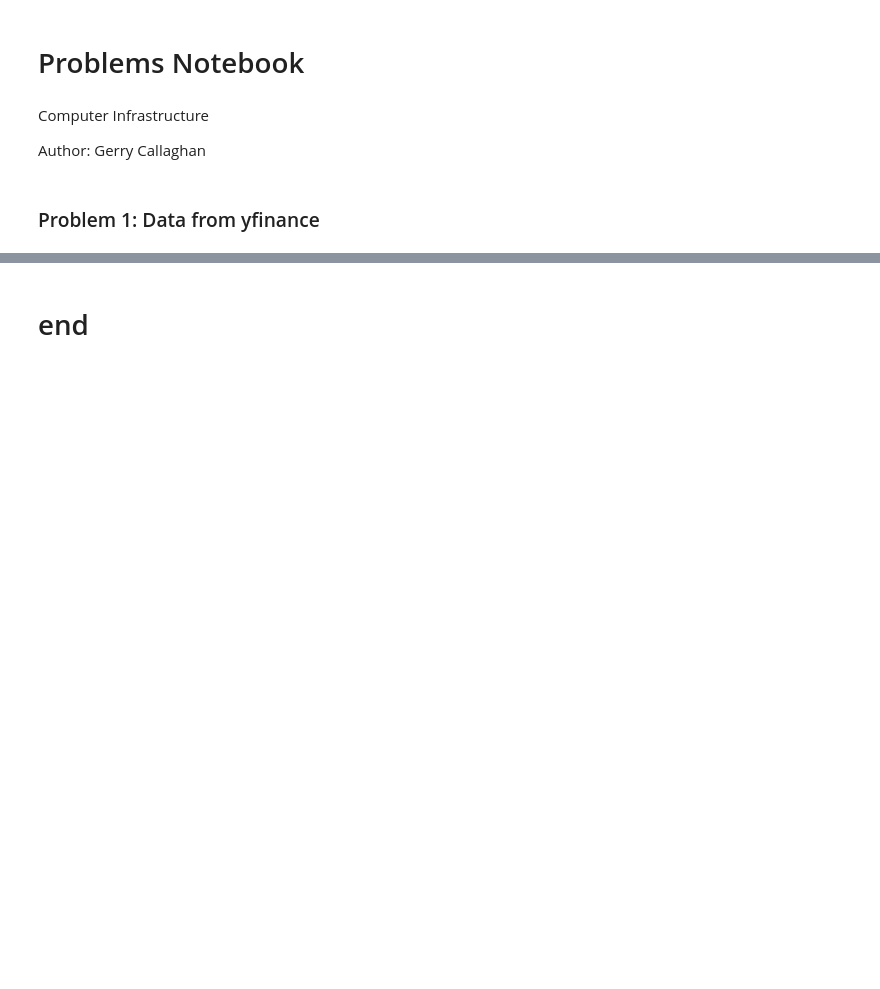
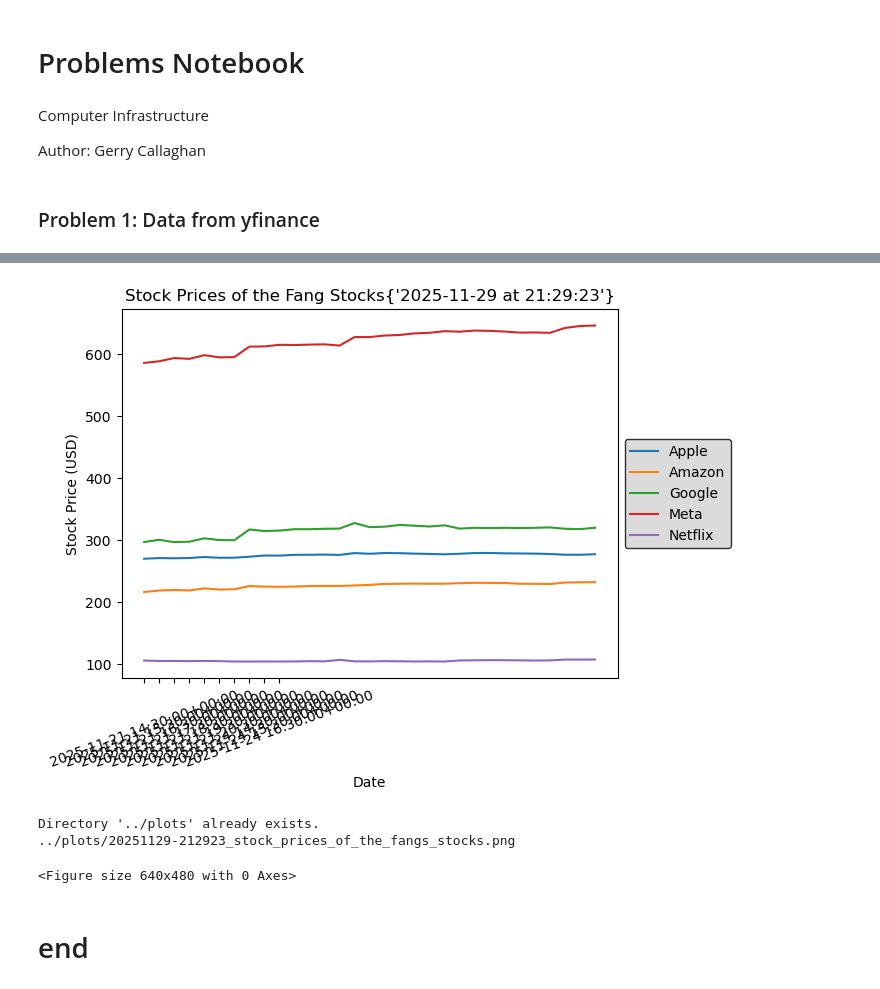
Before and after one commit to callagg2/computer_infrastructure, a Jupyter notebook: assignment/problems.ipynb, the cells around one changed output, grey strips where cells are left out. Cells and saved outputs as stored; diff of their text form; code cells hidden in the pictures; blank space fills up the shorter version.

```diff
--- a/assignment/problems.ipynb
+++ b/assignment/problems.ipynb
@@ -189,0 +227,10 @@ df[('Close','META')].plot()
+# %%
+FILENAME = now.strftime('%Y%m%d-%H%M%S')+'.csv'
+DATADIR = "../data/"
+FULLPATH = DATADIR + FILENAME
+
+fp = pd.read_csv(FULLPATH)
+new_column_names = ["Date","Apple","Amazon","Google","Meta","Netflix"]
+fp.columns = new_column_names
+fp.set_index('Date', inplace=True)
+print(f"{fp}")
@@ -190,2 +255,65 @@ df[('Close','META')].plot()
+# %%
+# I will use numpy to create arrays, one for my dates and an array for each of my stocks
+# from https://www.geeksforgeeks.org/python/use-multiple-columns-in-a-matplotlib-legend/
+x = np.array(fp.index)
+y1 = np.array(fp["Apple"])
+y2 = np.array(fp["Amazon"])
+y3 = np.array(fp["Google"])
+y4 = np.array(fp["Meta"])
+y5 = np.array(fp["Netflix"])
+
+# this is saying what the first day is (that is 5 days prior to today)
+date_from = dt.date.today()- dt.timedelta(days=5)
+date_to = dt.date.today()
+dates = [dt.timedelta(days=-5),dt.timedelta(days=-4),dt.timedelta(days=-3),dt.timedelta(days=-2),dt.timedelta(days=-1)]
+
+#values=[y1,y2,y3,y4,y5]
+
+#fig, ax = plt.subplots()
+#ax.plot(dates,values)
+
+plt.xlabel("Date")
+# https://matplotlib.org/3.1.1/api/_as_gen/matplotlib.pyplot.xticks.html
+#ax.xaxis.set_major_formatter(mdates.DateFormatter("%Y-%m-%d"))
+plt.xticks(np.arange(10), rotation=20)
+plt.ylabel("Stock Price (USD)")
+
+
+title = "Stock Prices of the Fang Stocks" + str({now.strftime('%Y-%m-%d at %H:%M:%S')})
+plt.title(title)
+
+plt.plot(x,y1, label="Apple")
+plt.plot(x,y2, label="Amazon")
+plt.plot(x,y3, label="Google")
+plt.plot(x,y4, label="Meta")
+plt.plot(x,y5, label="Netflix")
+
+#plt.legend(("Apple", "Amazon", "Google", "Meta", "Netflix"),("Apple", "Amazon", "Google", "Meta", "Netflix"))
+plt.legend(ncol=1,loc='center left', bbox_to_anchor=(1.0, 0.5),fontsize=10, frameon=True, edgecolor='black', facecolor='lightgray',columnspacing=1.5)
+
+plt.show()
+# %% [output]
+[figure, added]
+# %%
+# from Gemini AI, I will create a directory as follows
+directory_path = "../plots"
+try:
+    os.mkdir(directory_path)
+    print(f"Directory '{directory_path}' created successfully one level up.")
+except FileExistsError:
+    print(f"Directory '{directory_path}' already exists.")
+except OSError as e:
+    print(f"Error creating directory: {e}")
+
+# # up one levels to root and then down into plots
+filename = (directory_path) + "/" + now.strftime('%Y%m%d-%H%M%S') + "_stock_prices_of_the_fangs_stocks" + ".png"
+
+print(f"{filename}")
+
+plt.savefig(filename)
+# %% [output]
+Directory '../plots' already exists.
+../plots/20251129-212923_stock_prices_of_the_fangs_stocks.png
+<Figure size 640x480 with 0 Axes>
 # %% [markdown]
 # end
```
Also changed, not shown: parts of 23 cells of this notebook, 7 other files.
